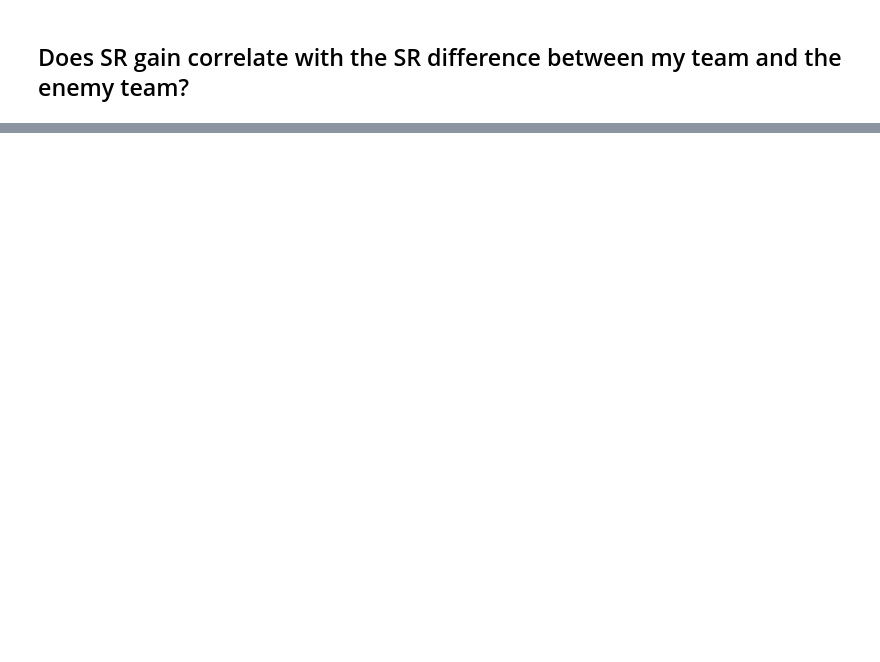
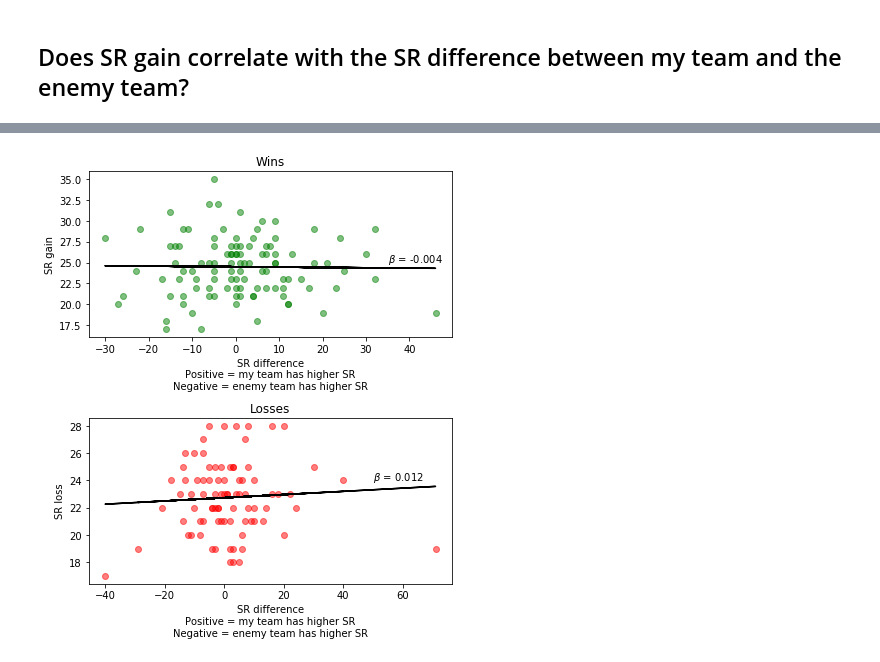
Before and after one commit to sho-87/overwatch-ranked-data, a Jupyter notebook: analysis/data visualization.ipynb, the cells around one changed output, grey strips where cells are left out. Cells and saved outputs as stored; diff of their text form; code cells hidden in the pictures; blank space fills up the shorter version.

```diff
--- a/analysis/data visualization.ipynb
+++ b/analysis/data visualization.ipynb
@@ -206,18 +167,3 @@ Most game modes have around 50% win rate (as expected), but Assault maps (e.g. H
 # %% [markdown]
 
 ## Does SR gain correlate with the SR difference between my team and the enemy team?
-# %%
-df['SR diff'] = df['Team SR avg'].replace({'P': np.nan}).astype(float) - df['Enemy SR avg'].replace({'P': np.nan}).astype(float)
-
-fig, ax = plt.subplots()
-
-groups = df.groupby('Result')
-
-for name, group in groups:
-    ax.scatter(group['SR diff'], group['SR Change'], label=name, alpha=0.5)
-
-plt.xlabel('SR difference')
-plt.ylabel('SR gain')
-plt.title('Relationship between SR gains and team SR difference')
-plt.legend()
-plt.show()
@@ -225,0 +174,39 @@ plt.show()
+# %%
+df['Team SR avg'] = df['Team SR avg'].replace({'P': np.nan}).astype(float)
+df['Enemy SR avg'] = df['Enemy SR avg'].replace({'P': np.nan}).astype(float)
+df['SR diff'] = df['Team SR avg'] - df['Enemy SR avg']
+
+cur_df = df[df['season']==9]
+df_win = cur_df[cur_df['Result']=='Win']
+df_loss = cur_df[cur_df['Result']=='Loss']
+
+fig, ax = plt.subplots(nrows=2, ncols=1, figsize=(6,7))
+
+ax[0].scatter(df_win['SR diff'], df_win['SR Change'], alpha=0.5, color='g')
+
+idx = np.isfinite(df_win['SR diff']) & np.isfinite(df_win['SR Change'])
+fit = np.polyfit(df_win['SR diff'][idx], df_win['SR Change'][idx], 1)
+
+ax[0].plot(df_win['SR diff'], fit[0] * df_win['SR diff'] + fit[1], color='k')
+ax[0].text(35, 25, r'$\beta$ = {:.3f}'.format(fit[0]))
+
+ax[0].set_title('Wins')
+ax[0].set_ylabel('SR gain')
+ax[0].set_xlabel('SR difference\nPositive = my team has higher SR\nNegative = enemy team has higher SR')
+
+ax[1].scatter(df_loss['SR diff'], df_loss['SR Change'].abs(), alpha=0.5, color='r')
+
+idx = np.isfinite(df_loss['SR diff']) & np.isfinite(df_loss['SR Change'])
+fit = np.polyfit(df_loss['SR diff'][idx], df_loss['SR Change'][idx].abs(), 1)
+
+ax[1].plot(df_loss['SR diff'], fit[0] * df_loss['SR diff'] + fit[1], color='k')
+ax[1].text(50, 24, r'$\beta$ = {:.3f}'.format(fit[0]))
+
+ax[1].set_title('Losses')
+ax[1].set_ylabel('SR loss')
+ax[1].set_xlabel('SR difference\nPositive = my team has higher SR\nNegative = enemy team has higher SR')
+
+plt.tight_layout()
+plt.show()
+# %% [output]
+[figure, added]
```
Also changed, not shown: parts of 34 cells of this notebook.
